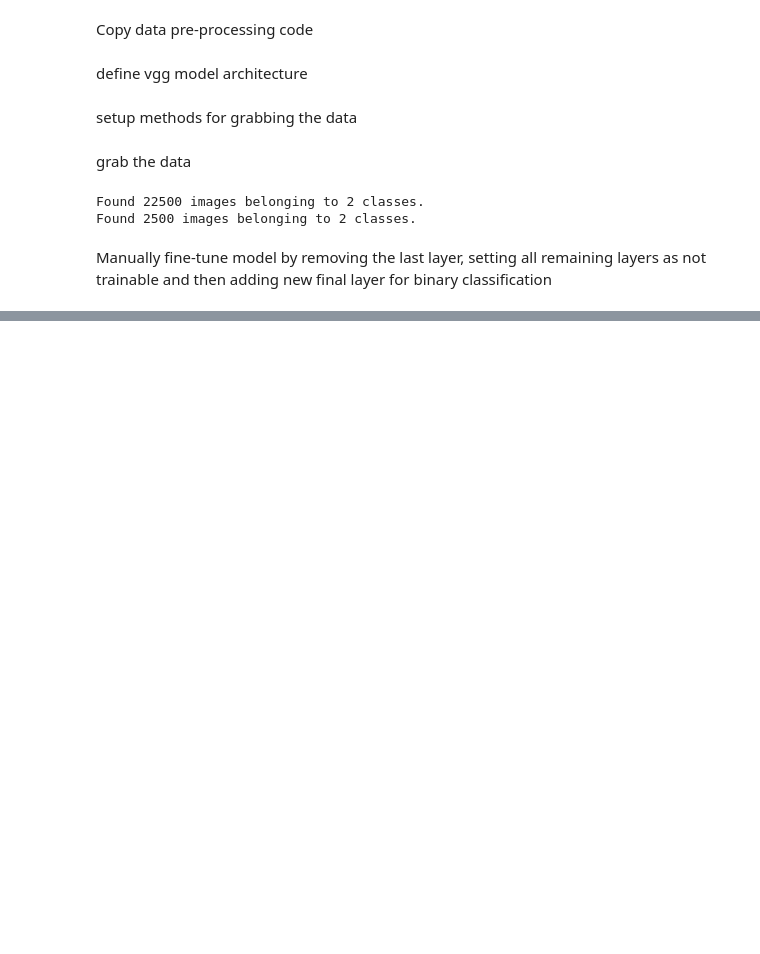
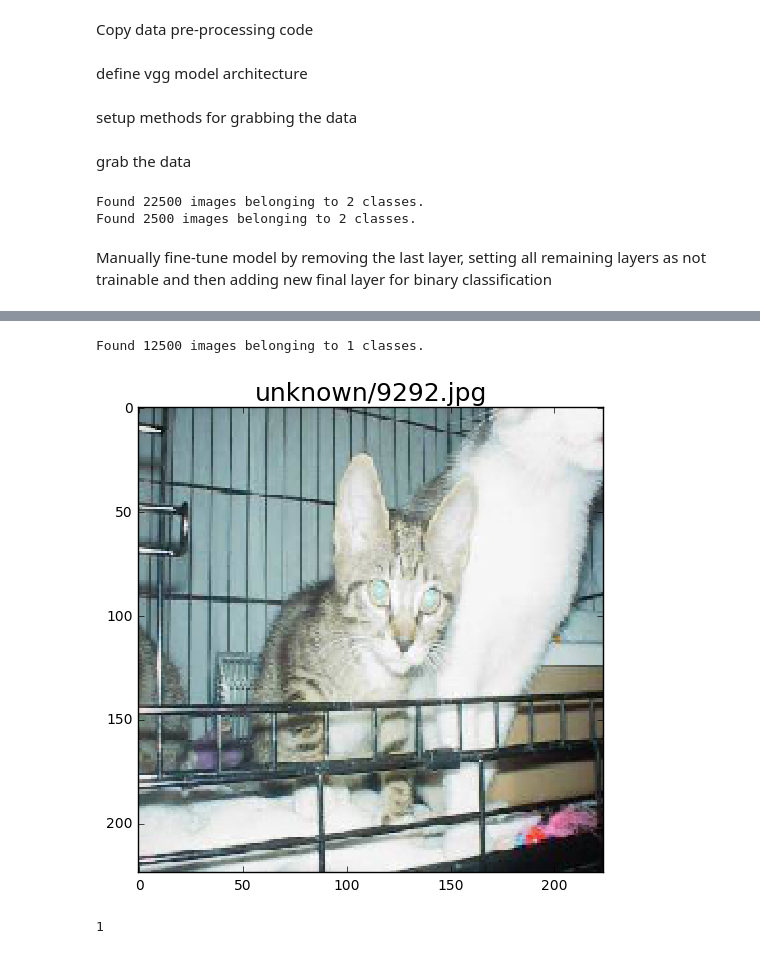
Before and after one commit to leahob/dl_class_nbs, a Jupyter notebook: lesson1_hw.ipynb, the cells around one changed output, grey strips where cells are left out. Drawn from its saved outputs; the diff is of its cells as text; code cells hidden in the pictures; blank space fills up the shorter version.

```diff
--- a/lesson1_hw.ipynb
+++ b/lesson1_hw.ipynb
@@ -110,11 +112,17 @@ import utils; reload(utils)
 from utils import plots
 # %%
 # load some sample test data
-test_batches = get_batches('data/dogs-vs-cats-redux/test', shuffle=False, batch_size=8)
+test_batches = get_batches('data/dogs-vs-cats-redux/test', shuffle=False, batch_size=1)
 fnames = test_batches.filenames
 imgs,labels = next(test_batches)
-plots(imgs, titles=labels)
+plots(imgs, titles=fnames[:1])
+# %% [output]
+Found 12500 images belonging to 1 classes.
+[figure, added]
 # %%
-plots(imgs, titles=labels)
+#plots(imgs, titles=labels)
+print(len(imgs))
+# %% [output]
+1
 # %%
 model.predict(imgs)
```
Also changed, not shown: parts of 10 cells of this notebook.
